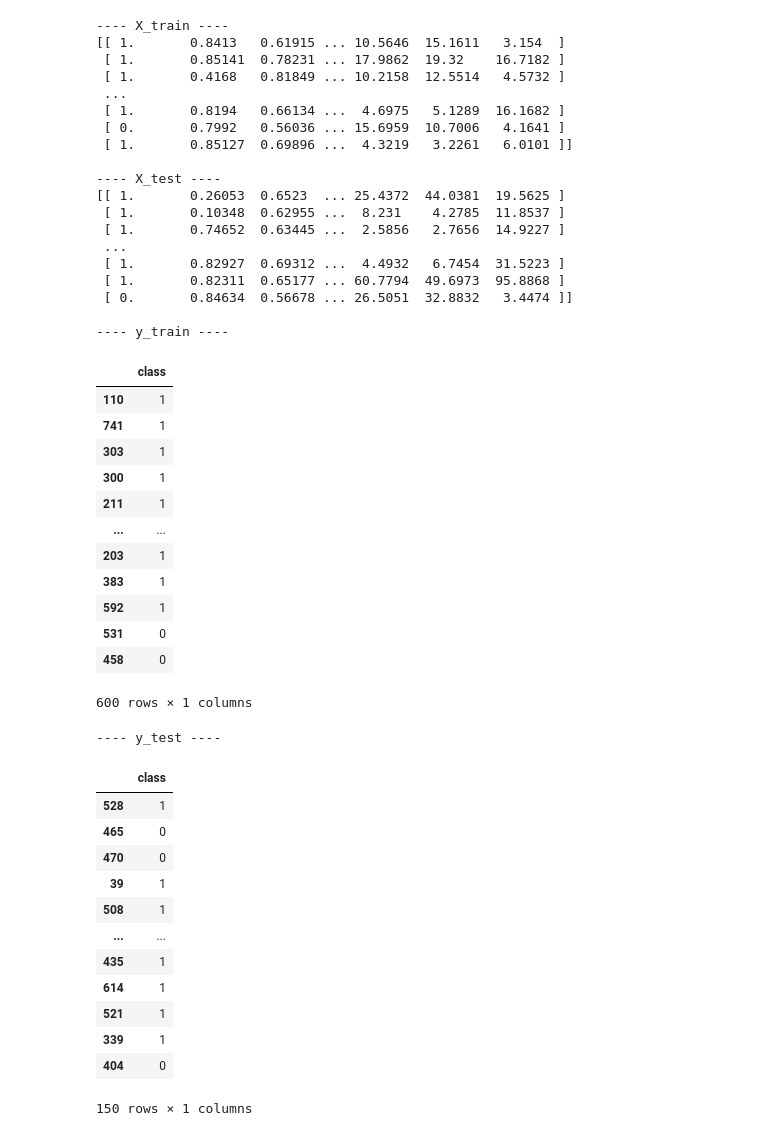
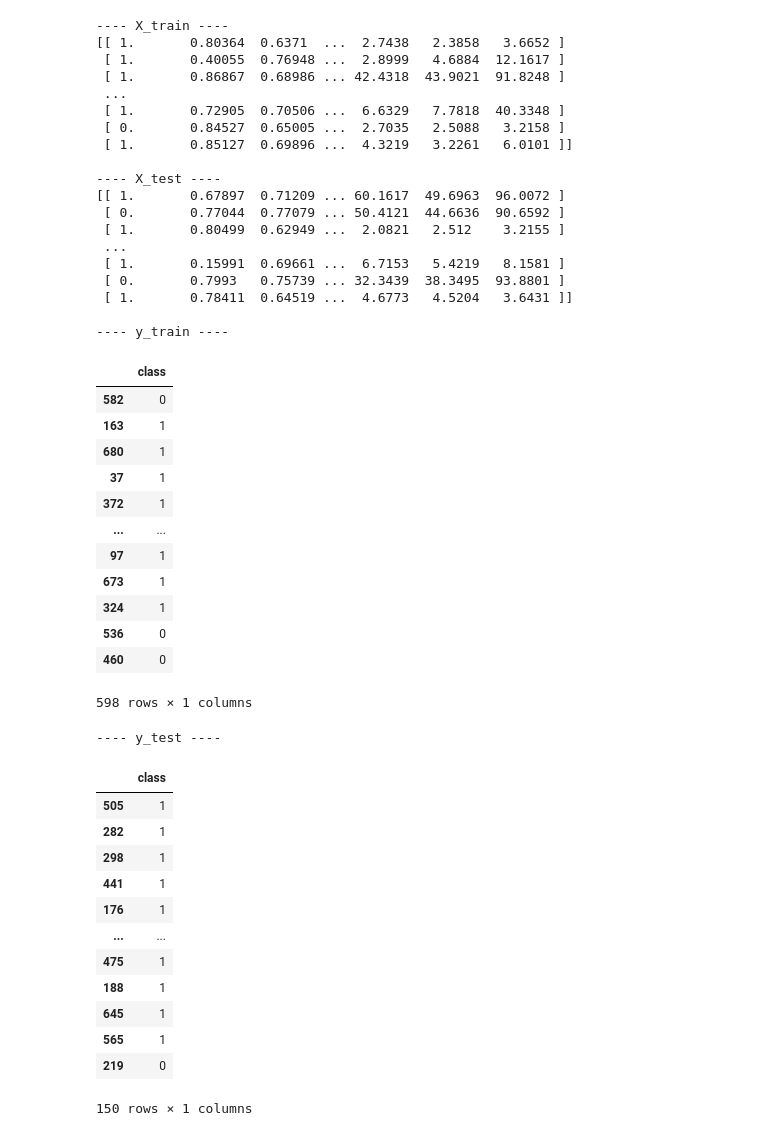
Before and after one commit to cgpayne/parkinsons_audetector, a Jupyter notebook: notebooks/random_forest.ipynb, the cells around one changed output. Saved outputs shown, nothing was run; the diff lists cells and outputs as text; code cells hidden in the pictures.

```diff
--- a/notebooks/random_forest.ipynb
+++ b/notebooks/random_forest.ipynb
@@ -127,67 +127,68 @@ def control_metrics(y_test: pd.DataFrame) -> [float, float, float, float]:
 # %%
 # use this and the next cell to run a single test_train_split or single fold
 
-front_dir = '../data/split/standard'
+# front_dir = '../data/split/pure/standard'
+front_dir = '../data/split/outrmv/standard'
 
 X_train = np.loadtxt(front_dir + '/X_train.csv', delimiter=',')
 X_test = np.loadtxt(front_dir + '/X_test.csv', delimiter=',')
 y_train = pd.read_csv(front_dir + '/y_train.csv', index_col=0)
 y_test = pd.read_csv(front_dir + '/y_test.csv', index_col=0)
 
 print('---- X_train ----')
 print(X_train, '\n')
 print('---- X_test ----')
 print(X_test, '\n')
 print('---- y_train ----')
 display(y_train)
 print('---- y_test ----')
 display(y_test)
 # %% [output]
 ---- X_train ----
-[[ 1.       0.8413   0.61915 ... 10.5646  15.1611   3.154  ]
- [ 1.       0.85141  0.78231 ... 17.9862  19.32    16.7182 ]
- [ 1.       0.4168   0.81849 ... 10.2158  12.5514   4.5732 ]
+[[ 1.       0.80364  0.6371  ...  2.7438   2.3858   3.6652 ]
+ [ 1.       0.40055  0.76948 ...  2.8999   4.6884  12.1617 ]
+ [ 1.       0.86867  0.68986 ... 42.4318  43.9021  91.8248 ]
  ...
- [ 1.       0.8194   0.66134 ...  4.6975   5.1289  16.1682 ]
- [ 0.       0.7992   0.56036 ... 15.6959  10.7006   4.1641 ]
+ [ 1.       0.72905  0.70506 ...  6.6329   7.7818  40.3348 ]
+ [ 0.       0.84527  0.65005 ...  2.7035   2.5088   3.2158 ]
  [ 1.       0.85127  0.69896 ...  4.3219   3.2261   6.0101 ]]
 
 ---- X_test ----
-[[ 1.       0.26053  0.6523  ... 25.4372  44.0381  19.5625 ]
- [ 1.       0.10348  0.62955 ...  8.231    4.2785  11.8537 ]
- [ 1.       0.74652  0.63445 ...  2.5856   2.7656  14.9227 ]
+[[ 1.       0.67897  0.71209 ... 60.1617  49.6963  96.0072 ]
+ [ 0.       0.77044  0.77079 ... 50.4121  44.6636  90.6592 ]
+ [ 1.       0.80499  0.62949 ...  2.0821   2.512    3.2155 ]
  ...
- [ 1.       0.82927  0.69312 ...  4.4932   6.7454  31.5223 ]
- [ 1.       0.82311  0.65177 ... 60.7794  49.6973  95.8868 ]
- [ 0.       0.84634  0.56678 ... 26.5051  32.8832   3.4474 ]]
+ [ 1.       0.15991  0.69661 ...  6.7153   5.4219   8.1581 ]
+ [ 0.       0.7993   0.75739 ... 32.3439  38.3495  93.8801 ]
+ [ 1.       0.78411  0.64519 ...  4.6773   4.5204   3.6431 ]]
 
 ---- y_train ----
 |  | class |
-| 110 | 1 |
-| 741 | 1 |
-| 303 | 1 |
-| 300 | 1 |
-| 211 | 1 |
+| 582 | 0 |
+| 163 | 1 |
+| 680 | 1 |
+| 37 | 1 |
+| 372 | 1 |
 | ... | ... |
-| 203 | 1 |
-| 383 | 1 |
-| 592 | 1 |
-| 531 | 0 |
-| 458 | 0 |
+| 97 | 1 |
+| 673 | 1 |
+| 324 | 1 |
+| 536 | 0 |
+| 460 | 0 |
-600 rows × 1 columns
+598 rows × 1 columns
 ---- y_test ----
 |  | class |
-| 528 | 1 |
-| 465 | 0 |
-| 470 | 0 |
-| 39 | 1 |
-| 508 | 1 |
+| 505 | 1 |
+| 282 | 1 |
+| 298 | 1 |
+| 441 | 1 |
+| 176 | 1 |
 | ... | ... |
-| 435 | 1 |
-| 614 | 1 |
-| 521 | 1 |
-| 339 | 1 |
-| 404 | 0 |
+| 475 | 1 |
+| 188 | 1 |
+| 645 | 1 |
+| 565 | 1 |
+| 219 | 0 |
 150 rows × 1 columns
 # %%
 %%time
```
Also changed, not shown: parts of 3 cells of this notebook, 2 other files.
